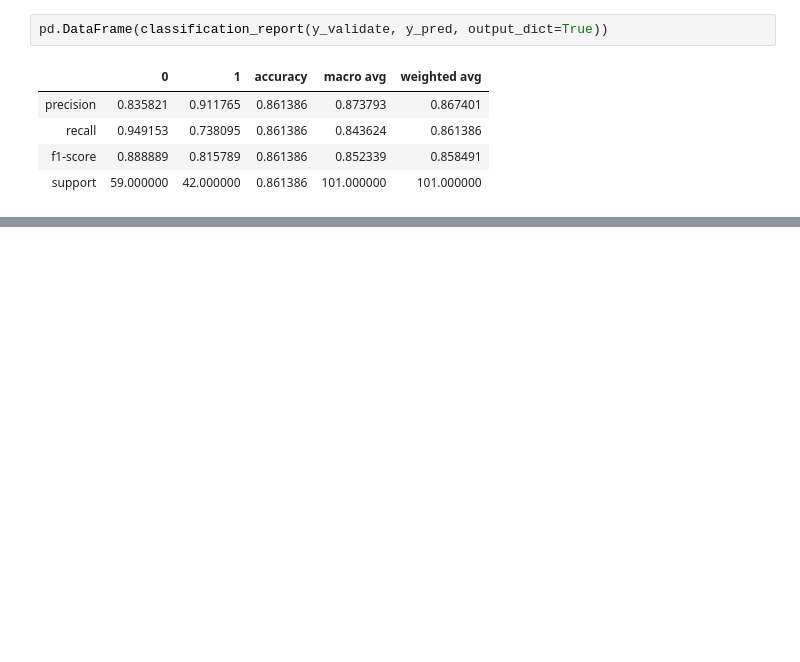
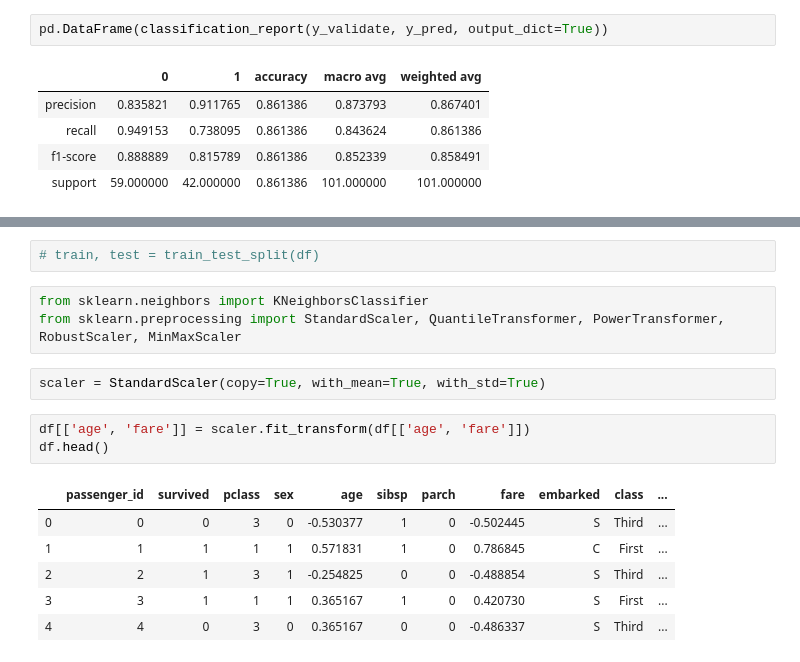
Before and after one commit to JadaShipp/ds-methodologies-exercises, a Jupyter notebook: classification/model.ipynb, the cells around one changed output, grey strips where cells are left out. Saved outputs shown, nothing was run; the diff lists cells and outputs as text; blank space fills up the shorter version.

```diff
--- a/classification/model.ipynb
+++ b/classification/model.ipynb
@@ -371,0 +427,17 @@ pd.DataFrame(classification_report(y_validate, y_pred, output_dict=True))
+# %%
+# train, test = train_test_split(df)
+# %%
+from sklearn.neighbors import KNeighborsClassifier
+from sklearn.preprocessing import StandardScaler, QuantileTransformer, PowerTransformer, RobustScaler, MinMaxScaler
+# %%
+scaler = StandardScaler(copy=True, with_mean=True, with_std=True)
+# %%
+df[['age', 'fare']] = scaler.fit_transform(df[['age', 'fare']])
+df.head()
+# %% [output]
+|  | passenger_id | survived | pclass | sex | age | sibsp | parch | fare | embarked | class | ... |
+| 0 | 0 | 0 | 3 | 0 | -0.530377 | 1 | 0 | -0.502445 | S | Third | ... |
+| 1 | 1 | 1 | 1 | 1 | 0.571831 | 1 | 0 | 0.786845 | C | First | ... |
+| 2 | 2 | 1 | 3 | 1 | -0.254825 | 0 | 0 | -0.488854 | S | Third | ... |
+| 3 | 3 | 1 | 1 | 1 | 0.365167 | 1 | 0 | 0.420730 | S | First | ... |
+| 4 | 4 | 0 | 3 | 0 | 0.365167 | 0 | 0 | -0.486337 | S | Third | ... |
```
Also changed, not shown: parts of 21 cells of this notebook.
